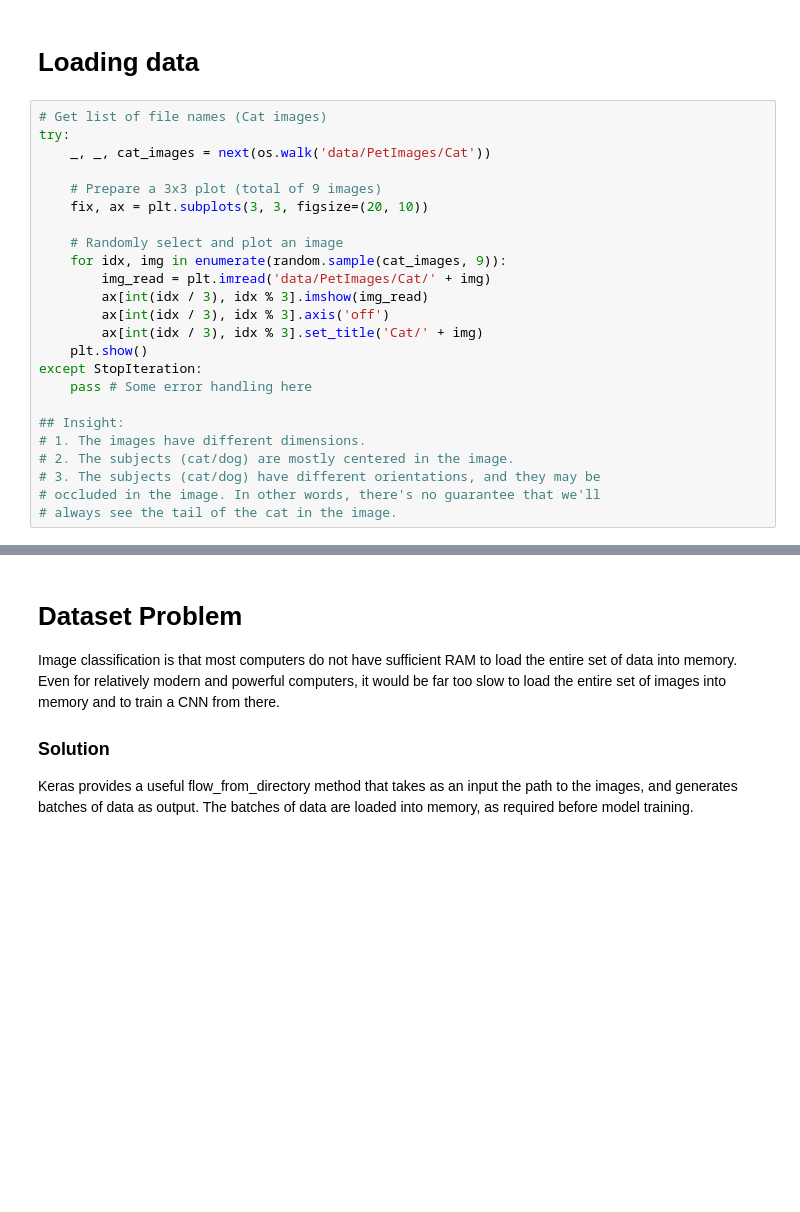
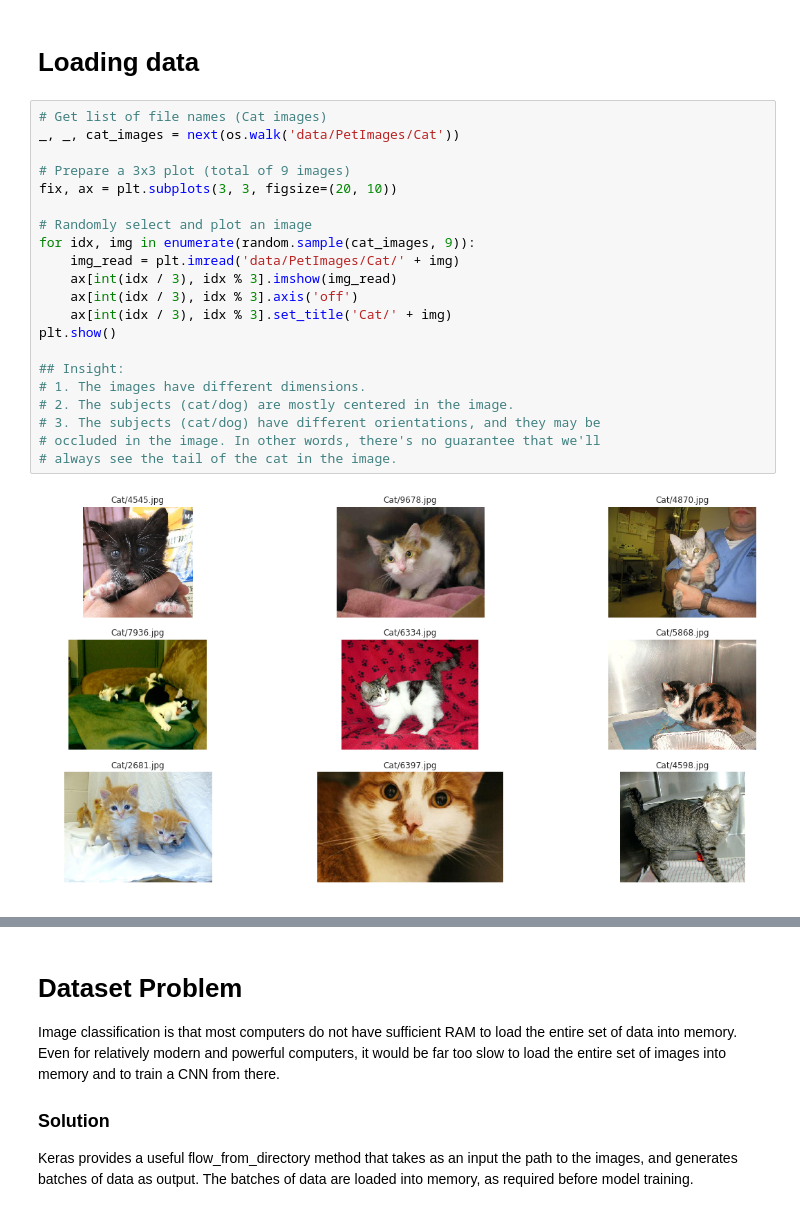
Before and after one commit to Rezwanul-Haque/neural_network_projects, a Jupyter notebook: image_classification_problem/cat_vs_dogs_prediction/cats_vs_dogs_prediction.ipynb, the cells around one changed output, grey strips where cells are left out. Saved outputs shown, nothing was run; the diff lists cells and outputs as text; blank space fills up the shorter version.

```diff
--- a/image_classification_problem/cat_vs_dogs_prediction/cats_vs_dogs_prediction.ipynb
+++ b/image_classification_problem/cat_vs_dogs_prediction/cats_vs_dogs_prediction.ipynb
@@ -43,27 +45,26 @@ from keras.layers import Dense
 # Loading data
 # %%
 # Get list of file names (Cat images)
-try:
-    _, _, cat_images = next(os.walk('data/PetImages/Cat'))
+_, _, cat_images = next(os.walk('data/PetImages/Cat'))
 
-    # Prepare a 3x3 plot (total of 9 images)
-    fix, ax = plt.subplots(3, 3, figsize=(20, 10))
+# Prepare a 3x3 plot (total of 9 images)
+fix, ax = plt.subplots(3, 3, figsize=(20, 10))
 
-    # Randomly select and plot an image
-    for idx, img in enumerate(random.sample(cat_images, 9)):
-        img_read = plt.imread('data/PetImages/Cat/' + img)
-        ax[int(idx / 3), idx % 3].imshow(img_read)
-        ax[int(idx / 3), idx % 3].axis('off')
-        ax[int(idx / 3), idx % 3].set_title('Cat/' + img)
-    plt.show()
-except StopIteration:
-    pass # Some error handling here
+# Randomly select and plot an image
+for idx, img in enumerate(random.sample(cat_images, 9)):
+    img_read = plt.imread('data/PetImages/Cat/' + img)
+    ax[int(idx / 3), idx % 3].imshow(img_read)
+    ax[int(idx / 3), idx % 3].axis('off')
+    ax[int(idx / 3), idx % 3].set_title('Cat/' + img)
+plt.show()
 
 ## Insight:
 # 1. The images have different dimensions.
 # 2. The subjects (cat/dog) are mostly centered in the image.
 # 3. The subjects (cat/dog) have different orientations, and they may be
 # occluded in the image. In other words, there's no guarantee that we'll
 # always see the tail of the cat in the image.
+# %% [output]
+[figure, added]
 # %%
 # Get list of file names (Dog images)
```
Also changed, not shown: parts of 106 cells of this notebook, 4 other files.
